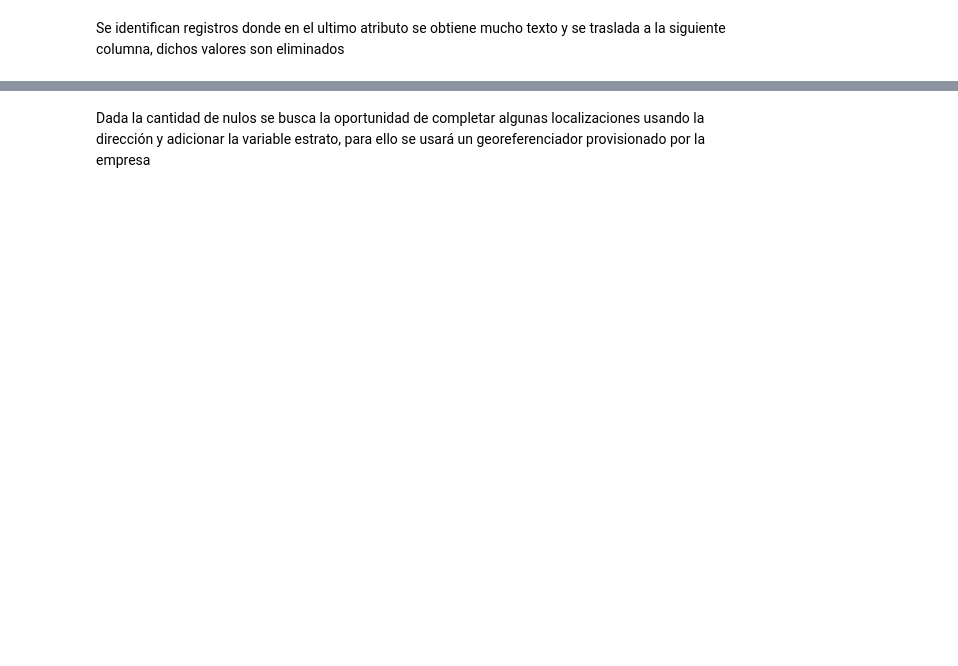
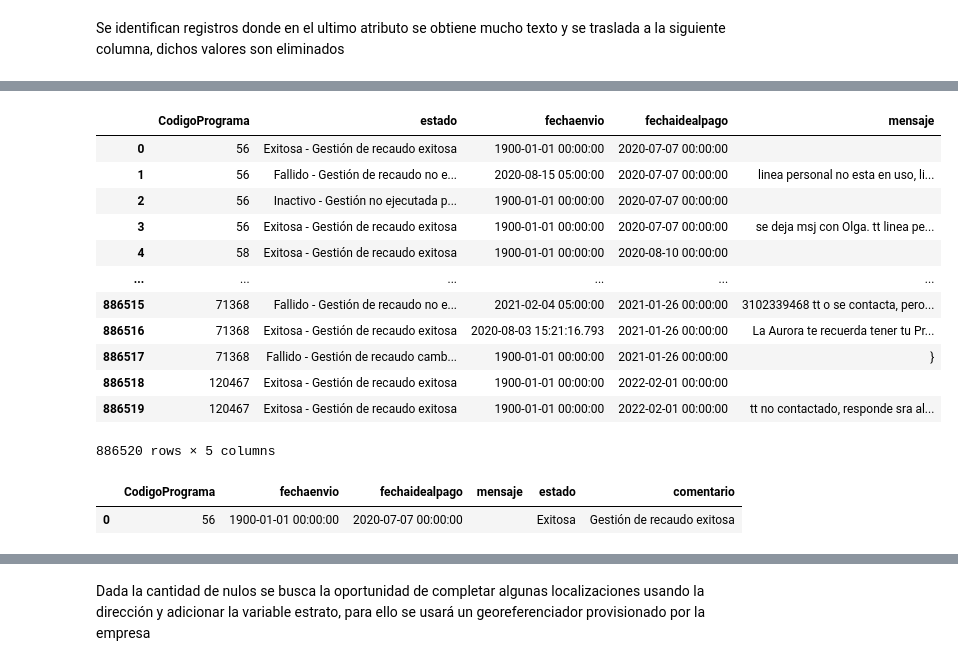
Before and after one commit to cfccfelipe/desercion, a Jupyter notebook: pipeline/preparacion.ipynb, the cells around one changed output, grey strips where cells are left out. Cells and saved outputs as stored; diff of their text form; code cells hidden in the pictures; blank space fills up the shorter version.

```diff
--- a/pipeline/preparacion.ipynb
+++ b/pipeline/preparacion.ipynb
@@ -85,0 +504,3 @@ len(reporte)
+# %%
+data["fechaNacimiento"] = data["fechaNacimiento"].apply(
+    lambda x: datetime.strptime(x, "%m/%d/%Y"))
@@ -85,0 +524,10 @@ len(reporte)
+# %%
+data["fechaIdealPago_CuotaCancelada"] = data["fechaIdealPago_CuotaCancelada"].fillna(
+    "12/31/9999")
+
+data["fechaIdealPago_CuotaCancelada"] = data["fechaIdealPago_CuotaCancelada"].where(cond=data["fechaIdealPago_CuotaCancelada"] != "12/31/9999",
+                                                                                    other=data["fechaSolicitud"], axis=0)
+# %%
+data["fechaIdealPago_CuotaCancelada"] = data["fechaIdealPago_CuotaCancelada"].apply(
+    lambda x: datetime.strptime(x, "%m/%d/%Y") if type(x) == str else x)
+data.head()
@@ -85,0 +603,3 @@ len(reporte)
+# %%
+data = data.drop("Observaciones", axis=1)
+data.isna().sum()
@@ -85,0 +626,34 @@ len(reporte)
+# %%
+temp = data[["CodigoPrograma", "GestionesRecaudo"]].dropna()
+temp["GestionesRecaudo"] = temp["GestionesRecaudo"].str.replace(
+    "[", "", regex=True).str.replace("]", "", regex=True)
+temp = temp.set_index("CodigoPrograma")
+temp = temp["GestionesRecaudo"].str.split("},", expand=True).stack(
+).reset_index().drop("level_1", axis=1).set_index("CodigoPrograma")
+temp = temp[0].str.split(",", expand=True, n=3)
+temp = temp.reset_index().rename(columns={0: "estado",
+                                          1: "fechaenvio", 2: "fechaidealpago",
+                                          3: "mensaje"})
+temp["estado"] = temp["estado"].str.replace(
+    '{"Estado":"', "", regex=True).str.replace('"', "", regex=True)
+temp["fechaenvio"] = temp["fechaenvio"].str.replace(
+    '"FechaEnvio":"', "", regex=True).str.replace('"', "", regex=True).str.replace('T', " ", regex=True)
+temp["fechaidealpago"] = temp["fechaidealpago"].str.replace(
+    '"fechaidealpago":"', "", regex=True).str.replace('"', "", regex=True).str.replace('T', " ", regex=True)
+temp["mensaje"] = temp["mensaje"].str.replace(
+    '"Mensaje":', "", regex=True).str.replace('"', "", regex=True)
+temp
+# %% [output]
+|  | CodigoPrograma | estado | fechaenvio | fechaidealpago | mensaje |
+| 0 | 56 | Exitosa - Gestión de recaudo exitosa | 1900-01-01 00:00:00 | 2020-07-07 00:00:00 |  |
+| 1 | 56 | Fallido - Gestión de recaudo no e... | 2020-08-15 05:00:00 | 2020-07-07 00:00:00 | linea personal no esta en uso, li... |
+| 2 | 56 | Inactivo - Gestión no ejecutada p... | 1900-01-01 00:00:00 | 2020-07-07 00:00:00 |  |
+| 3 | 56 | Exitosa - Gestión de recaudo exitosa | 1900-01-01 00:00:00 | 2020-07-07 00:00:00 | se deja msj con Olga. tt linea pe... |
+| 4 | 58 | Exitosa - Gestión de recaudo exitosa | 1900-01-01 00:00:00 | 2020-08-10 00:00:00 |  |
+| ... | ... | ... | ... | ... | ... |
+| 886515 | 71368 | Fallido - Gestión de recaudo no e... | 2021-02-04 05:00:00 | 2021-01-26 00:00:00 | 3102339468 tt o se contacta, pero... |
+| 886516 | 71368 | Exitosa - Gestión de recaudo exitosa | 2020-08-03 15:21:16.793 | 2021-01-26 00:00:00 | La Aurora te recuerda tener tu Pr... |
+| 886517 | 71368 | Fallido - Gestión de recaudo camb... | 1900-01-01 00:00:00 | 2021-01-26 00:00:00 | } |
+| 886518 | 120467 | Exitosa - Gestión de recaudo exitosa | 1900-01-01 00:00:00 | 2022-02-01 00:00:00 |  |
+| 886519 | 120467 | Exitosa - Gestión de recaudo exitosa | 1900-01-01 00:00:00 | 2022-02-01 00:00:00 | tt no contactado, responde sra al... |
+886520 rows × 5 columns
@@ -85,0 +663,6 @@ len(reporte)
+# %%
+temp = pd.concat([temp,gestion], axis=1)
+temp.head(1)
+# %% [output]
+|  | CodigoPrograma | fechaenvio | fechaidealpago | mensaje | estado | comentario |
+| 0 | 56 | 1900-01-01 00:00:00 | 2020-07-07 00:00:00 |  | Exitosa | Gestión de recaudo exitosa |
```
Also changed, not shown: parts of 82 cells of this notebook, 3 other files.
